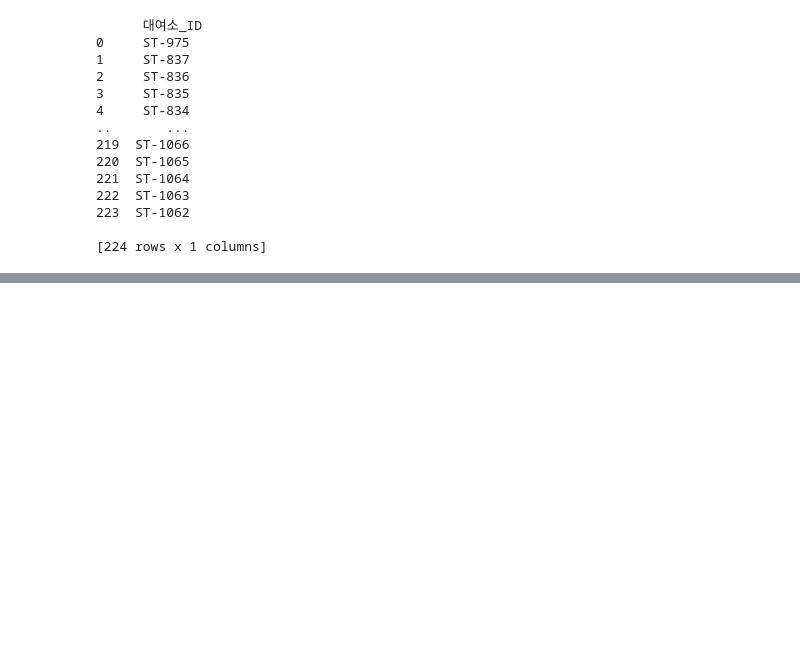
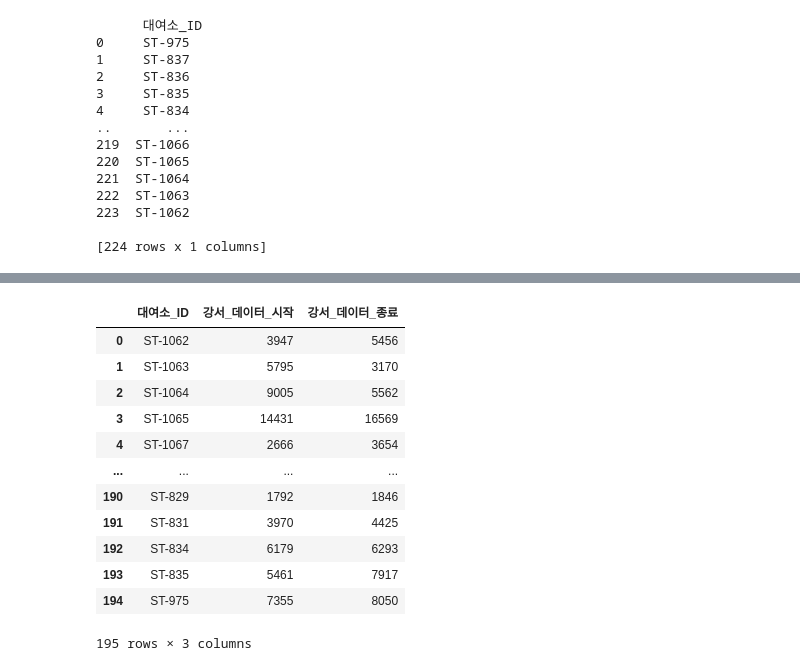
Before and after one commit to minseokpark6/SemiProject_Group3, a Jupyter notebook: Code/kimseongwon/결과물/대여소별_시간대_이용량_최종(퇴근시간).ipynb, the cells around one changed output, grey strips where cells are left out. Saved outputs shown, nothing was run; the diff lists cells and outputs as text; code cells hidden in the pictures; blank space fills up the shorter version.

```diff
--- a/Code/kimseongwon/결과물/대여소별_시간대_이용량_최종(퇴근시간).ipynb
+++ b/Code/kimseongwon/결과물/대여소별_시간대_이용량_최종(퇴근시간).ipynb
@@ -65,0 +179,19 @@ Name: 전체_건수, Length: 127, dtype: int64
+# %%
+퇴근시간_대여소_이용량 = {'대여소_ID': b.index, '강서_데이터_시작' : a.values, '강서_데이터_종료' : b.values}
+
+퇴근시간_대여소_이용량 = pd.DataFrame(퇴근시간_대여소_이용량)
+퇴근시간_대여소_이용량
+# %% [output]
+|  | 대여소_ID | 강서_데이터_시작 | 강서_데이터_종료 |
+| 0 | ST-1062 | 3947 | 5456 |
+| 1 | ST-1063 | 5795 | 3170 |
+| 2 | ST-1064 | 9005 | 5562 |
+| 3 | ST-1065 | 14431 | 16569 |
+| 4 | ST-1067 | 2666 | 3654 |
+| ... | ... | ... | ... |
+| 190 | ST-829 | 1792 | 1846 |
+| 191 | ST-831 | 3970 | 4425 |
+| 192 | ST-834 | 6179 | 6293 |
+| 193 | ST-835 | 5461 | 7917 |
+| 194 | ST-975 | 7355 | 8050 |
+195 rows × 3 columns
```
Also changed, not shown: parts of 19 cells of this notebook, 7 other files.
